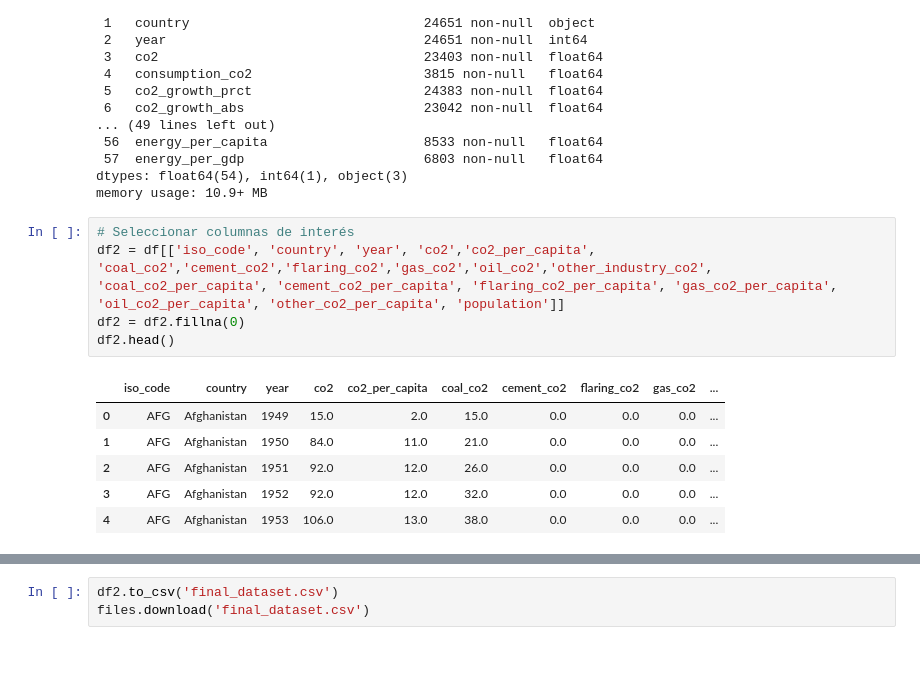
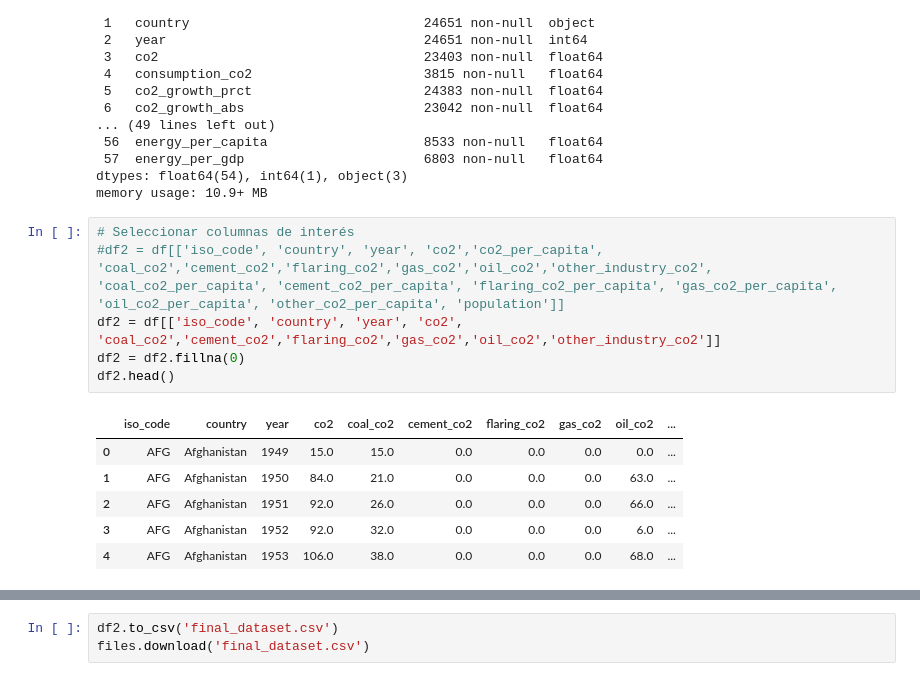
Before and after one commit to aparra4169/Visualizacion-de-Datos, a Jupyter notebook: TrabajoPractico/Notebooks/07MBIG_Visu_TP_GeneraDataset.ipynb, the cells around one changed output, grey strips where cells are left out. Drawn from its saved outputs; the diff is of its cells as text.

```diff
--- a/TrabajoPractico/Notebooks/07MBIG_Visu_TP_GeneraDataset.ipynb
+++ b/TrabajoPractico/Notebooks/07MBIG_Visu_TP_GeneraDataset.ipynb
@@ -58,13 +57,14 @@ dtypes: float64(54), int64(1), object(3)
 memory usage: 10.9+ MB
 # %%
 # Seleccionar columnas de interés
-df2 = df[['iso_code', 'country', 'year', 'co2','co2_per_capita', 'coal_co2','cement_co2','flaring_co2','gas_co2','oil_co2','other_industry_co2', 'coal_co2_per_capita', 'cement_co2_per_capita', 'flaring_co2_per_capita', 'gas_co2_per_capita', 'oil_co2_per_capita', 'other_co2_per_capita', 'population']]
+#df2 = df[['iso_code', 'country', 'year', 'co2','co2_per_capita', 'coal_co2','cement_co2','flaring_co2','gas_co2','oil_co2','other_industry_co2', 'coal_co2_per_capita', 'cement_co2_per_capita', 'flaring_co2_per_capita', 'gas_co2_per_capita', 'oil_co2_per_capita', 'other_co2_per_capita', 'population']]
+df2 = df[['iso_code', 'country', 'year', 'co2', 'coal_co2','cement_co2','flaring_co2','gas_co2','oil_co2','other_industry_co2']]
 df2 = df2.fillna(0)
 df2.head()
 # %% [output]
-|  | iso_code | country | year | co2 | co2_per_capita | coal_co2 | cement_co2 | flaring_co2 | gas_co2 | ... |
-| 0 | AFG | Afghanistan | 1949 | 15.0 | 2.0 | 15.0 | 0.0 | 0.0 | 0.0 | ... |
-| 1 | AFG | Afghanistan | 1950 | 84.0 | 11.0 | 21.0 | 0.0 | 0.0 | 0.0 | ... |
-| 2 | AFG | Afghanistan | 1951 | 92.0 | 12.0 | 26.0 | 0.0 | 0.0 | 0.0 | ... |
-| 3 | AFG | Afghanistan | 1952 | 92.0 | 12.0 | 32.0 | 0.0 | 0.0 | 0.0 | ... |
-| 4 | AFG | Afghanistan | 1953 | 106.0 | 13.0 | 38.0 | 0.0 | 0.0 | 0.0 | ... |
+|  | iso_code | country | year | co2 | coal_co2 | cement_co2 | flaring_co2 | gas_co2 | oil_co2 | ... |
+| 0 | AFG | Afghanistan | 1949 | 15.0 | 15.0 | 0.0 | 0.0 | 0.0 | 0.0 | ... |
+| 1 | AFG | Afghanistan | 1950 | 84.0 | 21.0 | 0.0 | 0.0 | 0.0 | 63.0 | ... |
+| 2 | AFG | Afghanistan | 1951 | 92.0 | 26.0 | 0.0 | 0.0 | 0.0 | 66.0 | ... |
+| 3 | AFG | Afghanistan | 1952 | 92.0 | 32.0 | 0.0 | 0.0 | 0.0 | 6.0 | ... |
+| 4 | AFG | Afghanistan | 1953 | 106.0 | 38.0 | 0.0 | 0.0 | 0.0 | 68.0 | ... |
```
Also changed, not shown: parts of 10 cells of this notebook, 11 other files.
